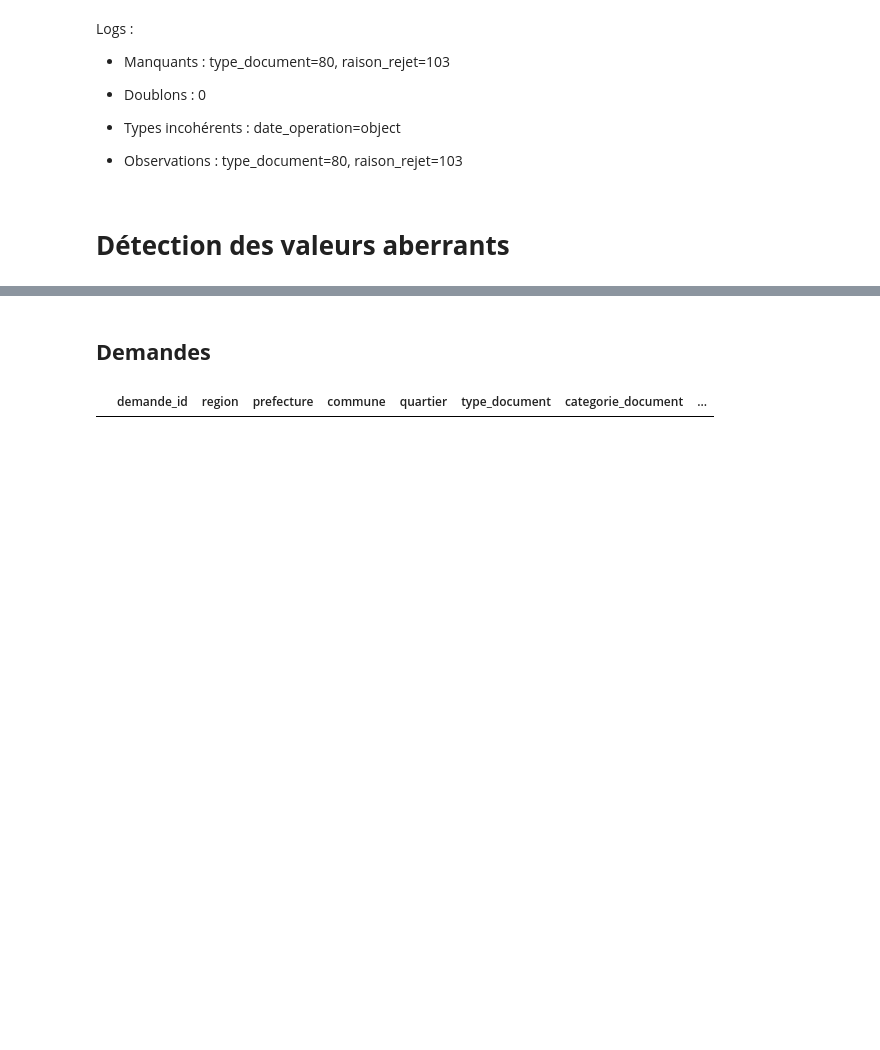
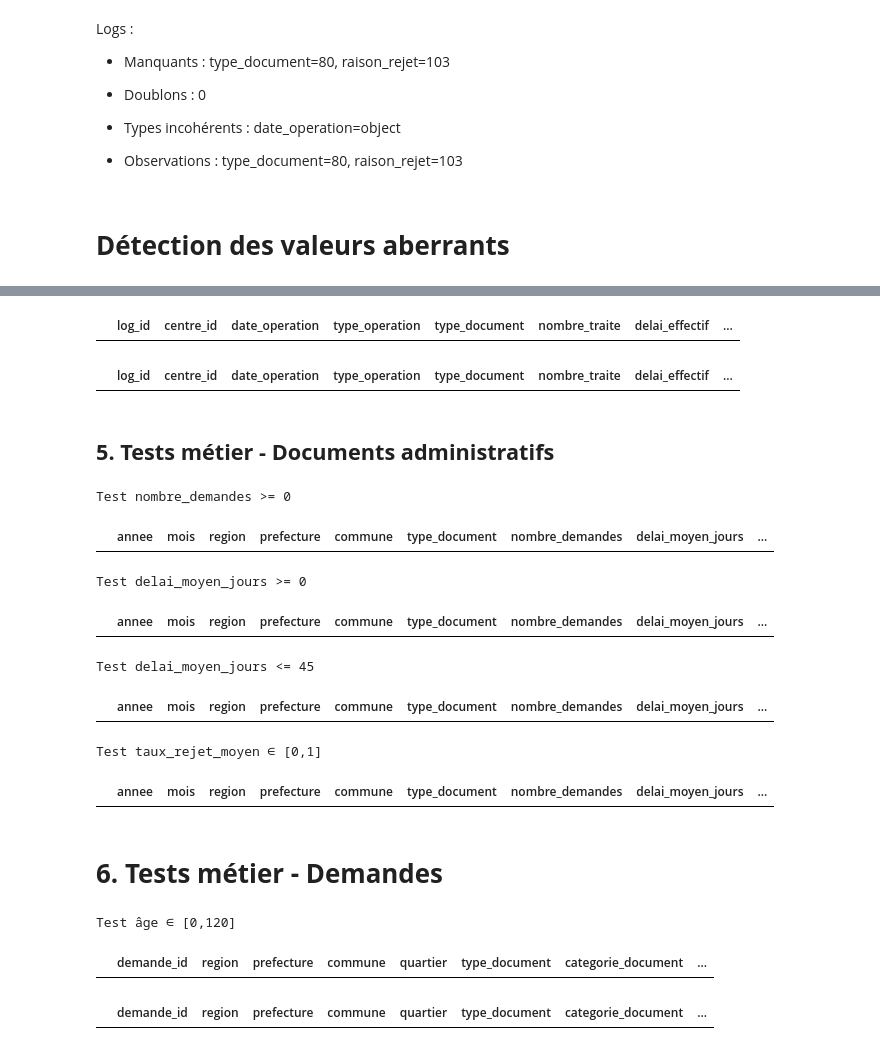
Before and after one commit to jgbedevi/test_technique_analyste, a Jupyter notebook: notebooks/Untitled.ipynb, the cells around one changed output, grey strips where cells are left out. Saved outputs shown, nothing was run; the diff lists cells and outputs as text; code cells hidden in the pictures; blank space fills up the shorter version.

```diff
--- a/notebooks/Untitled.ipynb
+++ b/notebooks/Untitled.ipynb
@@ -1407,3 +1509,56 @@ Logs :
+# %%
+# Attente moyenne > 0 min
+df_logs[df_logs['temps_attente_moyen_minutes'] < 0]
+# %% [output]
+|  | log_id | centre_id | date_operation | type_operation | type_document | nombre_traite | delai_effectif | ... |
+# %%
+## Nombre rejeté > 0
+df_logs[df_logs['nombre_rejete'] < 0]
+# %% [output]
+|  | log_id | centre_id | date_operation | type_operation | type_document | nombre_traite | delai_effectif | ... |
+# %% [markdown]
+## **5. Tests métier - Documents administratifs**
+# %%
+# Règles métier sur documents_administratifs
+# nombre_demandes >= 0
+# delai_moyen_jours >= 0
+# delai_moyen_jours <= 45 (borne métier)
+# taux_rejet_moyen entre 0 et 1
+
+print("Test nombre_demandes >= 0")
+invalid_nb_docs = check_non_negative(df_docs, 'nombre_demandes')
+display(invalid_nb_docs)
+
+print("Test delai_moyen_jours >= 0")
+invalid_delay_min = check_non_negative(df_docs, 'delai_moyen_jours')
+display(invalid_delay_min)
+
+print("Test delai_moyen_jours <= 45")
+invalid_delay_max = df_docs[df_docs['delai_moyen_jours'] > 45]
+display(invalid_delay_max)
+
+print("Test taux_rejet_moyen ∈ [0,1]")
+invalid_taux = check_between(df_docs, 'taux_rejet_moyen', 0, 1)
+display(invalid_taux)
+# %% [output]
+Test nombre_demandes >= 0
+|  | annee | mois | region | prefecture | commune | type_document | nombre_demandes | delai_moyen_jours | ... |
+Test delai_moyen_jours >= 0
+|  | annee | mois | region | prefecture | commune | type_document | nombre_demandes | delai_moyen_jours | ... |
+Test delai_moyen_jours <= 45
+|  | annee | mois | region | prefecture | commune | type_document | nombre_demandes | delai_moyen_jours | ... |
+Test taux_rejet_moyen ∈ [0,1]
+|  | annee | mois | region | prefecture | commune | type_document | nombre_demandes | delai_moyen_jours | ... |
 # %% [markdown]
-## **Demandes**
+# **6. Tests métier - Demandes**
+# %%
+# Règles métier sur demandes_service_public
+# age_demandeur ∈ [0,120]
+
+print("Test âge ∈ [0,120]")
+invalid_age = check_between(df_demandes, 'age_demandeur', 0, 120)
+display(invalid_age)
+# %% [output]
+Test âge ∈ [0,120]
+|  | demande_id | region | prefecture | commune | quartier | type_document | categorie_document | ... |
 # %%
```
Also changed, not shown: parts of 18 cells of this notebook.
